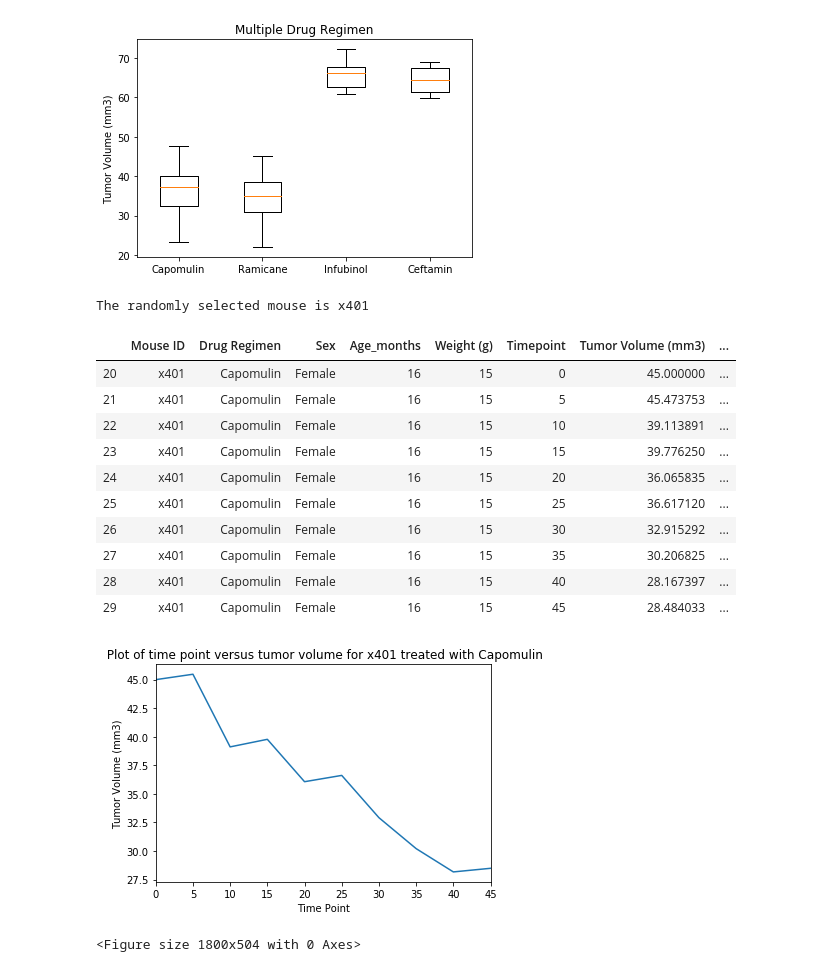
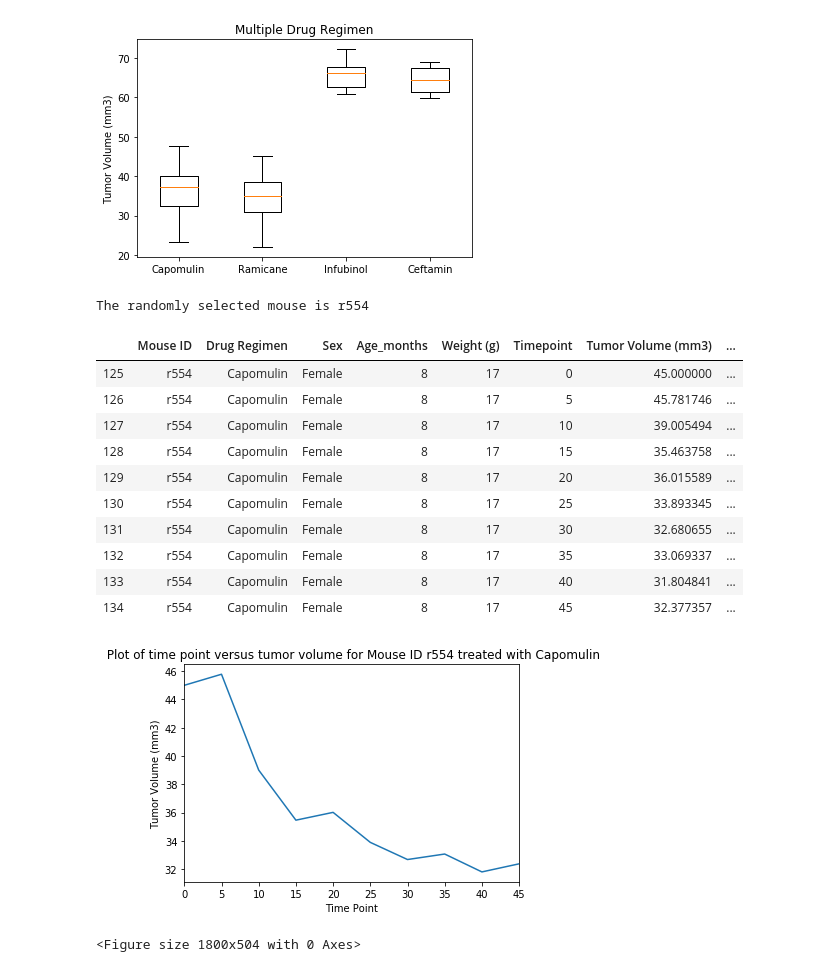
Before and after one commit to vijay-mygit/Matplotlib---Project, a Jupyter notebook: Pymaceuticals/Mycode_pymaceuticals.ipynb, the cells around one changed output. Saved outputs shown, nothing was run; the diff lists cells and outputs as text; code cells hidden in the pictures.

```diff
--- a/Pymaceuticals/Mycode_pymaceuticals.ipynb
+++ b/Pymaceuticals/Mycode_pymaceuticals.ipynb
@@ -207,32 +217,32 @@ plt.show()
 # %%
 # Generate a line plot of time point versus tumor volume for a mouse treated with Capomulin
 file_Capomulin = file.loc[file["Drug Regimen"]=="Capomulin",:]
 
 #Randomly selecting a mouse treated with Capomulin
 
 mouse = random.sample(list(file_Capomulin["Mouse ID"]), 1)
 file_Capomulin_mouse = file_Capomulin.loc[file_Capomulin["Mouse ID"]== mouse[0],:]
-plt.title(f" Plot of time point versus tumor volume for Mouse {mouse[0]} treated with Capomulin")
+plt.title(f" Plot of time point versus tumor volume for Mouse ID {mouse[0]} treated with Capomulin")
 plt.xlabel("Time Point")
 plt.ylabel("Tumor Volume (mm3)")
 plt.xlim(0,file_Capomulin_mouse["Timepoint"].max())
 plt.plot(file_Capomulin_mouse["Timepoint"], file_Capomulin_mouse["Tumor Volume (mm3)"])
 print(f"The randomly selected mouse is {mouse[0]}")
 file_Capomulin_mouse
 # %% [output]
-The randomly selected mouse is x401
+The randomly selected mouse is r554
 |  | Mouse ID | Drug Regimen | Sex | Age_months | Weight (g) | Timepoint | Tumor Volume (mm3) | ... |
-| 20 | x401 | Capomulin | Female | 16 | 15 | 0 | 45.000000 | ... |
-| 21 | x401 | Capomulin | Female | 16 | 15 | 5 | 45.473753 | ... |
-| 22 | x401 | Capomulin | Female | 16 | 15 | 10 | 39.113891 | ... |
-| 23 | x401 | Capomulin | Female | 16 | 15 | 15 | 39.776250 | ... |
-| 24 | x401 | Capomulin | Female | 16 | 15 | 20 | 36.065835 | ... |
-| 25 | x401 | Capomulin | Female | 16 | 15 | 25 | 36.617120 | ... |
-| 26 | x401 | Capomulin | Female | 16 | 15 | 30 | 32.915292 | ... |
-| 27 | x401 | Capomulin | Female | 16 | 15 | 35 | 30.206825 | ... |
-| 28 | x401 | Capomulin | Female | 16 | 15 | 40 | 28.167397 | ... |
-| 29 | x401 | Capomulin | Female | 16 | 15 | 45 | 28.484033 | ... |
+| 125 | r554 | Capomulin | Female | 8 | 17 | 0 | 45.000000 | ... |
+| 126 | r554 | Capomulin | Female | 8 | 17 | 5 | 45.781746 | ... |
+| 127 | r554 | Capomulin | Female | 8 | 17 | 10 | 39.005494 | ... |
+| 128 | r554 | Capomulin | Female | 8 | 17 | 15 | 35.463758 | ... |
+| 129 | r554 | Capomulin | Female | 8 | 17 | 20 | 36.015589 | ... |
+| 130 | r554 | Capomulin | Female | 8 | 17 | 25 | 33.893345 | ... |
+| 131 | r554 | Capomulin | Female | 8 | 17 | 30 | 32.680655 | ... |
+| 132 | r554 | Capomulin | Female | 8 | 17 | 35 | 33.069337 | ... |
+| 133 | r554 | Capomulin | Female | 8 | 17 | 40 | 31.804841 | ... |
+| 134 | r554 | Capomulin | Female | 8 | 17 | 45 | 32.377357 | ... |
-[figure, old version]
+[figure, new version]
 # %%
 # Generate a scatter plot of mouse weight versus average tumor volume for the Capomulin regimen
 file_Capomulin = file.loc[file["Drug Regimen"]=="Capomulin",:]
```
Also changed, not shown: parts of 1 cell of this notebook, 2 other files.
